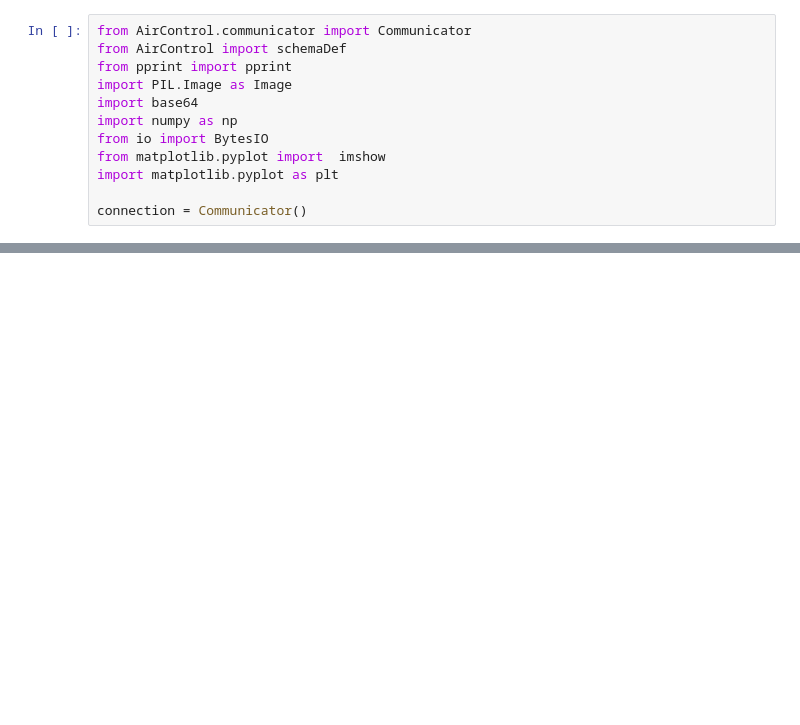
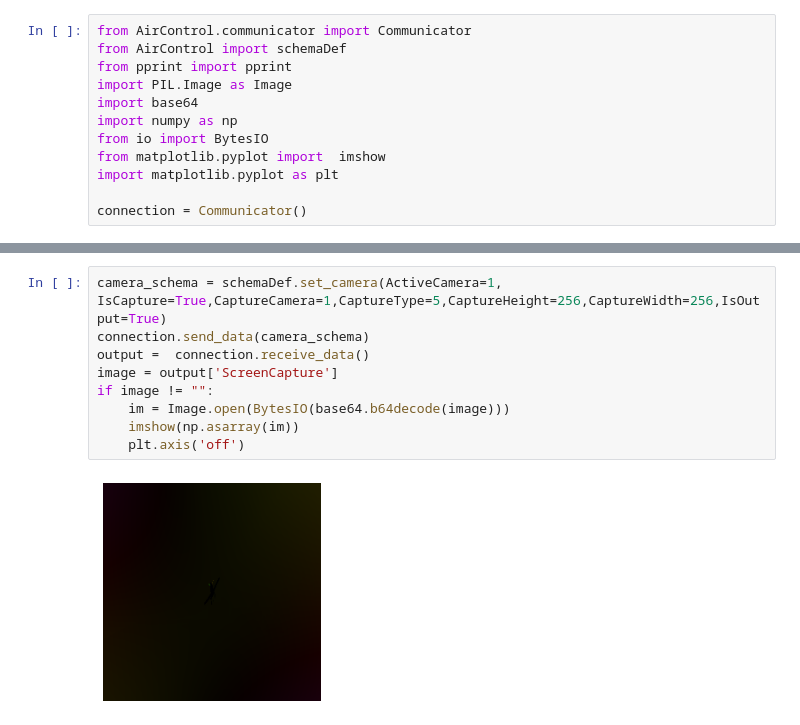
Before and after one commit to snlpatel001213/AirControl, a Jupyter notebook: Python/Client-Examples/camera_example.ipynb, the cells around one changed output, grey strips where cells are left out. Cells and saved outputs as stored; diff of their text form; blank space fills up the shorter version.

```diff
--- a/Python/Client-Examples/camera_example.ipynb
+++ b/Python/Client-Examples/camera_example.ipynb
@@ -123,0 +134,11 @@ if image != "":
+# %%
+camera_schema = schemaDef.set_camera(ActiveCamera=1, IsCapture=True,CaptureCamera=1,CaptureType=5,CaptureHeight=256,CaptureWidth=256,IsOutput=True)
+connection.send_data(camera_schema)
+output =  connection.receive_data()
+image = output['ScreenCapture']
+if image != "":
+    im = Image.open(BytesIO(base64.b64decode(image)))
+    imshow(np.asarray(im))
+    plt.axis('off')
+# %% [output]
+[figure, added]
```
Also changed, not shown: parts of 11 cells of this notebook, 15 other files.
